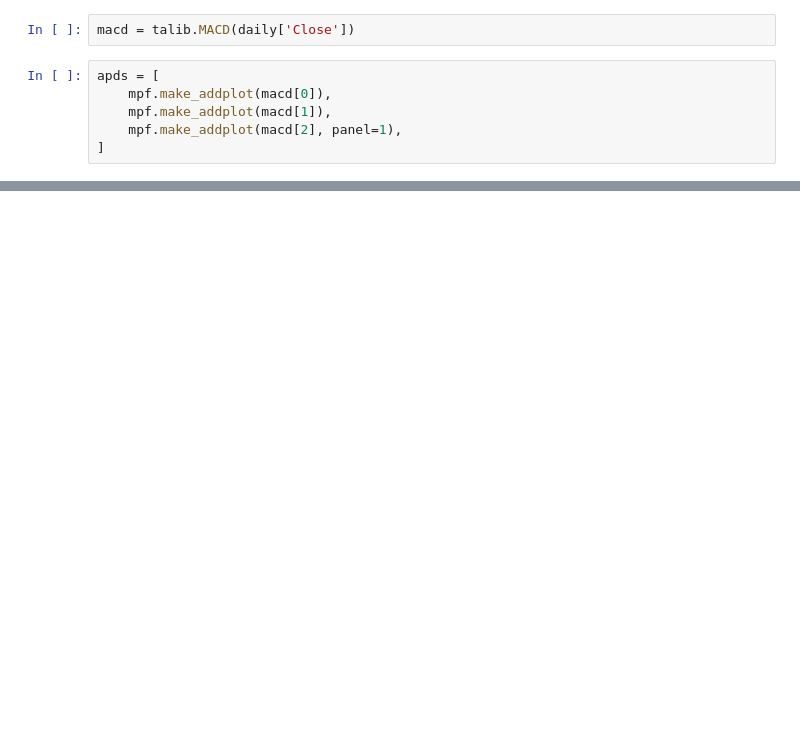
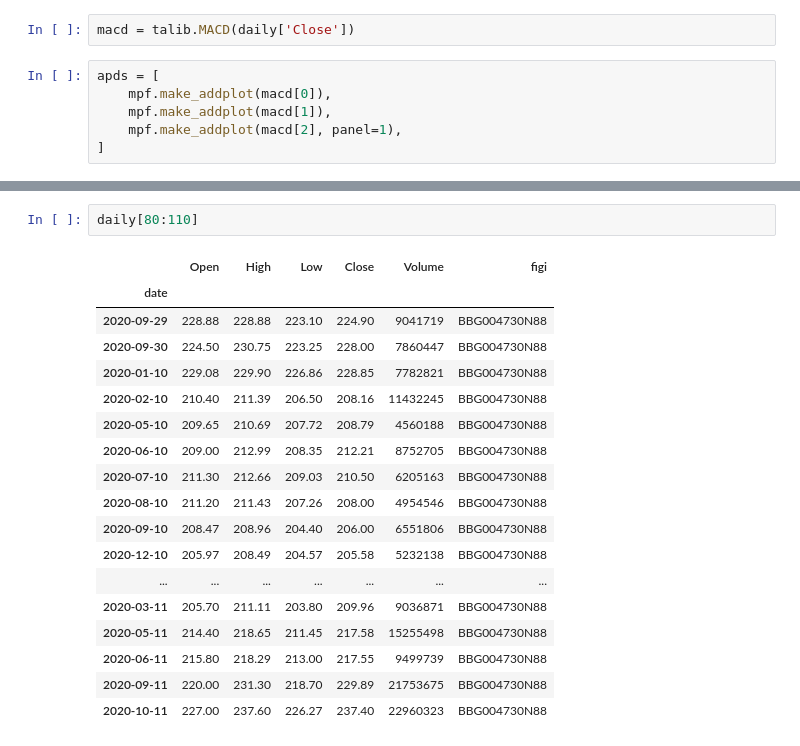
Before and after one commit to okulov/trade_bot, a Jupyter notebook: graph.ipynb, the cells around one changed output, grey strips where cells are left out. Saved outputs shown, nothing was run; the diff lists cells and outputs as text; blank space fills up the shorter version.

```diff
--- a/graph.ipynb
+++ b/graph.ipynb
@@ -28,0 +55,21 @@ mpf.plot(daily,addplot=apds)
+# %%
+daily[80:110]
+# %% [output]
+|  | Open | High | Low | Close | Volume | figi |
+| date |  |  |  |  |  |  |
+| 2020-09-29 | 228.88 | 228.88 | 223.10 | 224.90 | 9041719 | BBG004730N88 |
+| 2020-09-30 | 224.50 | 230.75 | 223.25 | 228.00 | 7860447 | BBG004730N88 |
+| 2020-01-10 | 229.08 | 229.90 | 226.86 | 228.85 | 7782821 | BBG004730N88 |
+| 2020-02-10 | 210.40 | 211.39 | 206.50 | 208.16 | 11432245 | BBG004730N88 |
+| 2020-05-10 | 209.65 | 210.69 | 207.72 | 208.79 | 4560188 | BBG004730N88 |
+| 2020-06-10 | 209.00 | 212.99 | 208.35 | 212.21 | 8752705 | BBG004730N88 |
+| 2020-07-10 | 211.30 | 212.66 | 209.03 | 210.50 | 6205163 | BBG004730N88 |
+| 2020-08-10 | 211.20 | 211.43 | 207.26 | 208.00 | 4954546 | BBG004730N88 |
+| 2020-09-10 | 208.47 | 208.96 | 204.40 | 206.00 | 6551806 | BBG004730N88 |
+| 2020-12-10 | 205.97 | 208.49 | 204.57 | 205.58 | 5232138 | BBG004730N88 |
+| ... | ... | ... | ... | ... | ... | ... |
+| 2020-03-11 | 205.70 | 211.11 | 203.80 | 209.96 | 9036871 | BBG004730N88 |
+| 2020-05-11 | 214.40 | 218.65 | 211.45 | 217.58 | 15255498 | BBG004730N88 |
+| 2020-06-11 | 215.80 | 218.29 | 213.00 | 217.55 | 9499739 | BBG004730N88 |
+| 2020-09-11 | 220.00 | 231.30 | 218.70 | 229.89 | 21753675 | BBG004730N88 |
+| 2020-10-11 | 227.00 | 237.60 | 226.27 | 237.40 | 22960323 | BBG004730N88 |
```
Also changed, not shown: parts of 4 cells of this notebook, 8 other files.
